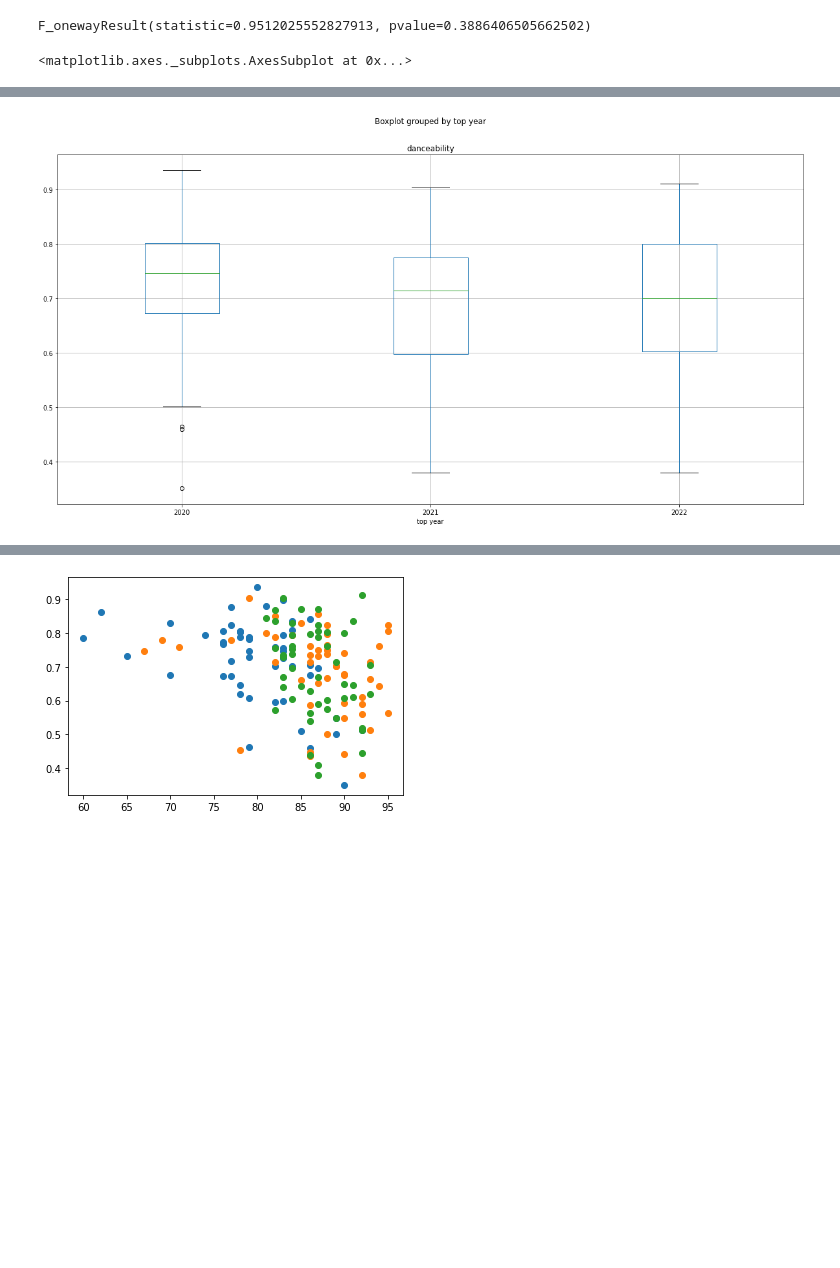
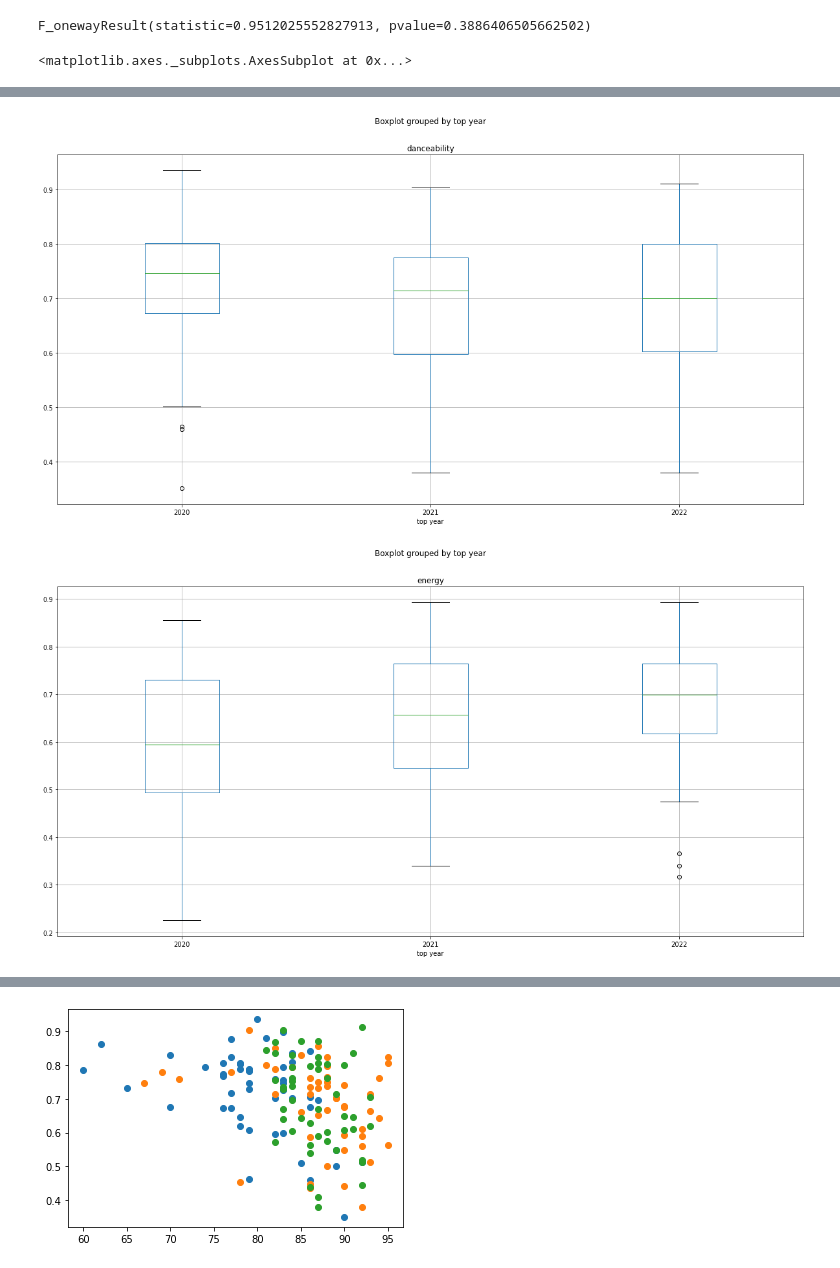
Before and after one commit to codyallison/Spotify-Top-Hits-Data-Analysis, a Jupyter notebook: Data/2020_2022_playlist.ipynb, the cells around one changed output, grey strips where cells are left out. Cells and saved outputs as stored; diff of their text form; code cells hidden in the pictures; blank space fills up the shorter version.

Commit message:
additional scatter and blox plots, output merged 2020 to 2022 df

```diff
--- a/Data/2020_2022_playlist.ipynb
+++ b/Data/2020_2022_playlist.ipynb
@@ -71,8 +74,12 @@ F_onewayResult(statistic=0.9512025552827913, pvalue=0.3886406505662502)
 # %%
 #Examples of box plots (feature vs year)
 tracks_df_20_22.boxplot("popularity", by="top year", figsize=(20, 10))
 tracks_df_20_22.boxplot("danceability", by="top year", figsize=(20, 10))
+tracks_df_20_22.boxplot("energy", by="top year", figsize=(20, 10))
+tracks_df_20_22.boxplot("bpm", by="top year", figsize=(20, 10))
+tracks_df_20_22.boxplot("valence", by="top year", figsize=(20, 10))
 # %% [output]
 <matplotlib.axes._subplots.AxesSubplot at 0x...>
 [figure]
 [figure]
+[figure, added]
```
Also changed, not shown: parts of 5 cells of this notebook, 1 other file.
